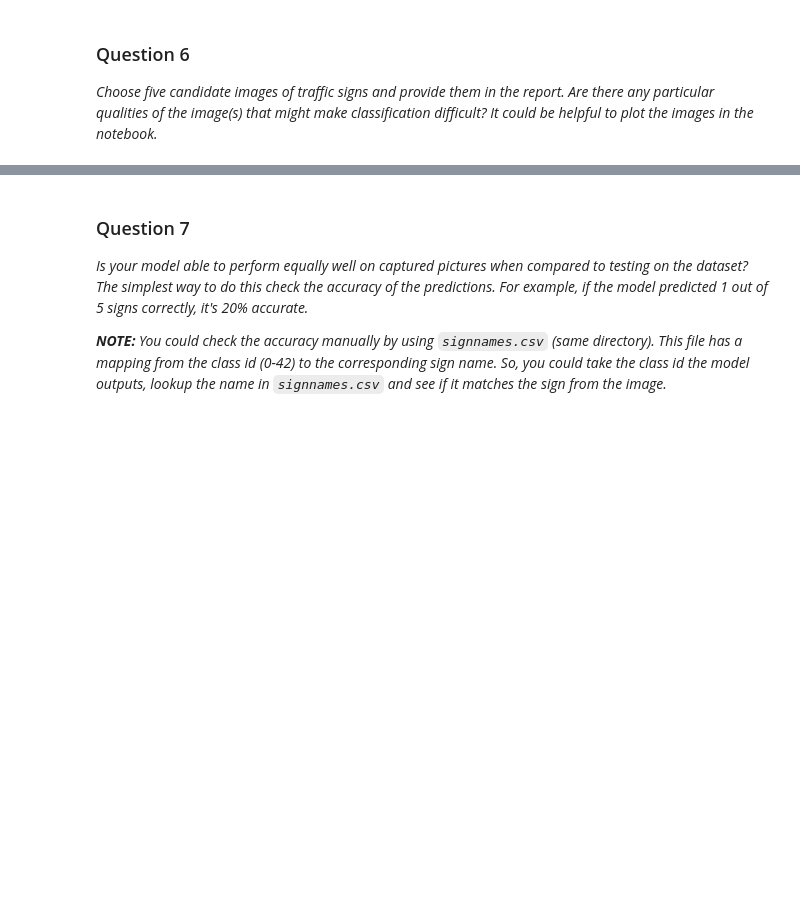
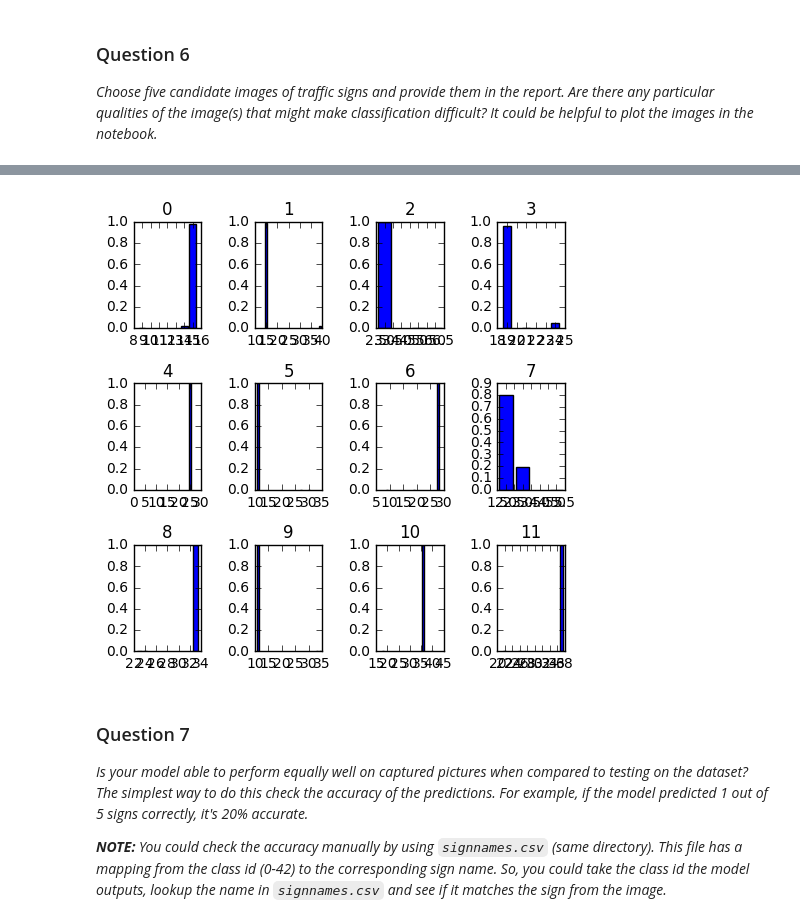
Before and after one commit to govindap/CarND-Traffic-Sign-Classifier-Project, a Jupyter notebook: Traffic_Sign_Classifier.ipynb, the cells around one changed output, grey strips where cells are left out. Cells and saved outputs as stored; diff of their text form; code cells hidden in the pictures; blank space fills up the shorter version.

```diff
--- a/Traffic_Sign_Classifier.ipynb
+++ b/Traffic_Sign_Classifier.ipynb
@@ -326,7 +392,6 @@ with tf.Session() as sess:
 # %%
 with tf.Session() as sess:
-    loader = tf.train.import_meta_graph('model/ndclassfier.meta')
-    #loader.restore(sess, tf.train.latest_checkpoint('model/ndclassfier'))
-    loader.restore(sess, 'model/ndclassfier')
+    loader = tf.train.import_meta_graph('model/ndclassfierrms'+str(300)+str(512)+'.meta')
+    loader.restore(sess, 'model/ndclassfierrms'+str(300)+str(512))
     test_accuracy = evaluate(X_test, y_test)
     print("Test Accuracy = {:.3f}".format(test_accuracy))
@@ -386,9 +501,13 @@ _Choose five candidate images of traffic signs and provide them in the report. A
 # %%
 ### Run the predictions here.
 ### Feel free to use as many code cells as needed.
+import tensorflow as tf
 with tf.Session() as sess:
-    loader = tf.train.import_meta_graph('model/ndclassfier.meta')
-    #loader.restore(sess, tf.train.latest_checkpoint('model/ndclassfier'))
-    loader.restore(sess, 'model/ndclassfier')
-    test_accuracy = evaluate(X_test, y_test)
-    print("Test Accuracy = {:.3f}".format(test_accuracy))
+    loader = tf.train.import_meta_graph('model/ndclassfier'+str(300)+str(512)+'.meta')
+    loader.restore(sess, 'model/ndclassfier'+str(300)+str(512))
+    predictions = sess.run(tf.nn.top_k(tf.nn.softmax(logits), k=3),feed_dict={x: timgs})
+    #predictions = sess.run(logits,feed_dict={x: cimg})
+    #predictions = np.squeeze(predictions)
+    #top_k = predictions.argsort()[-k:][::-1]
+    #print(top_k)
+    print(predictions)
@@ -395,3 +532,19 @@ with tf.Session() as sess:
+# %%
+if True:
+    fig = plt.figure(figsize=(5,5))
+    gs = gridspec.GridSpec(3, 4)
+    k = 0
+    for i in range(3):
+        for j in range(4):
+            ax1 = fig.add_subplot(gs[i,j])
+            ax1.set_title(str(k))
+            ax1.bar(predictions[1][k],predictions[0][k],align='center')
+            #ax1.xticks(predictions[1][0])
+            #ax1.show()
+            k += 1
+    fig.tight_layout()
+# %% [output]
+[figure, added]
 # %% [markdown]
 ### Question 7
 
```
Also changed, not shown: parts of 34 cells of this notebook, 47 other files.
